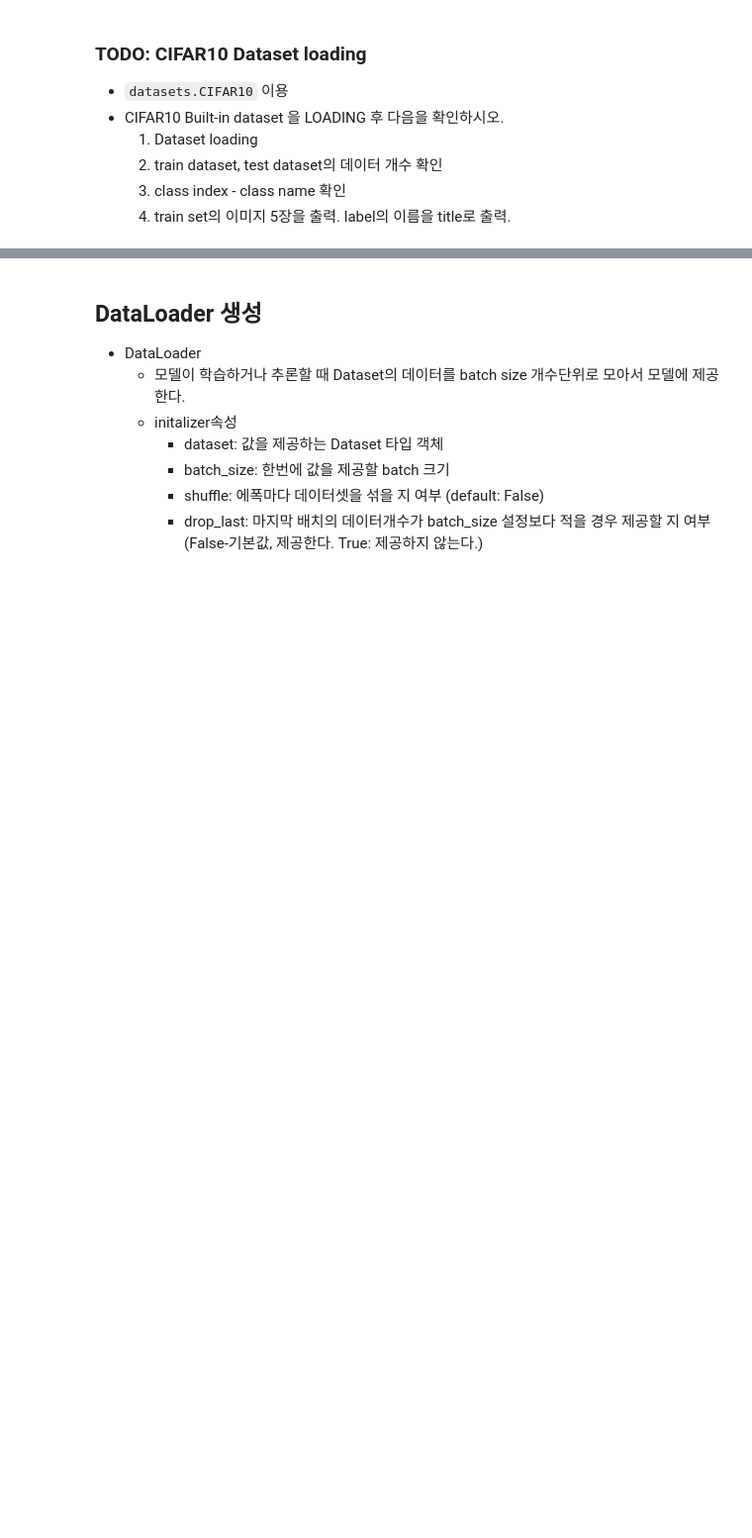
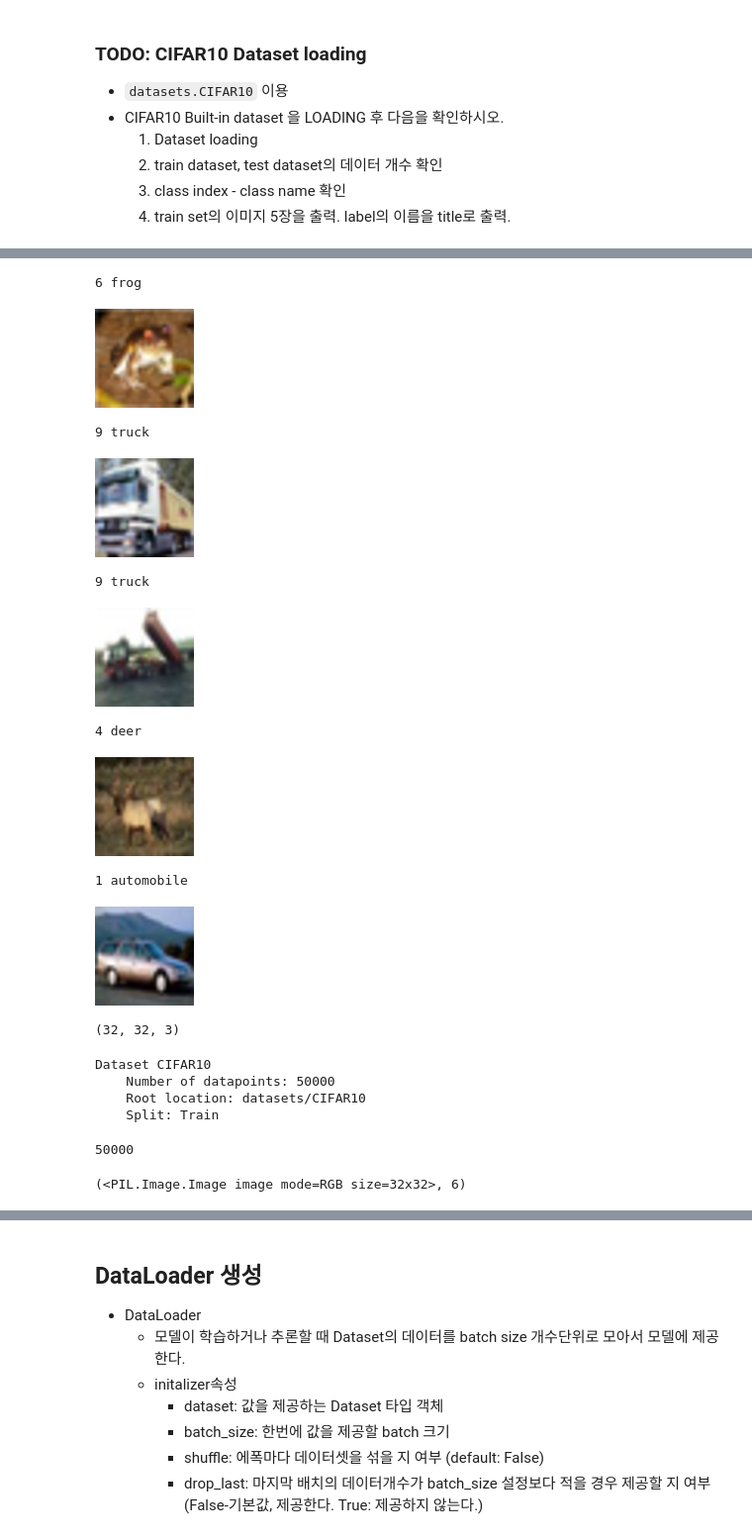
Before and after one commit to shinbat/skn21, a Jupyter notebook: 07_deeplearning_pytorch/06_Dataset과 DataLoader.ipynb, the cells around one changed output, grey strips where cells are left out. Shown at 99% size. Saved outputs shown, nothing was run; the diff lists cells and outputs as text; code cells hidden in the pictures; blank space fills up the shorter version.

```diff
--- a/07_deeplearning_pytorch/06_Dataset과 DataLoader.ipynb
+++ b/07_deeplearning_pytorch/06_Dataset과 DataLoader.ipynb
@@ -126,0 +234,21 @@ mnist_trainset3
+# %%
+from IPython.display import display
+for i in range(5):
+    print(c_trainset[i][1], c_trainset.classes[c_trainset[i][1]])
+    display(c_trainset[i][0].resize((100, 100)))
+# %% [output]
+6 frog
+[figure, added]
+9 truck
+[figure, added]
+9 truck
+[figure, added]
+4 deer
+[figure, added]
+1 automobile
+[figure, added]
+# %%
+import numpy as np
+np.array(c_trainset[0][0]).shape
+# %% [output]
+(32, 32, 3)
@@ -126,0 +274,16 @@ mnist_trainset3
+# %%
+cifar10_trainset
+# %% [output]
+Dataset CIFAR10
+    Number of datapoints: 50000
+    Root location: datasets/CIFAR10
+    Split: Train
+# %%
+# Dataset의 총 데이터개수를 조회 - len()
+len(cifar10_trainset)
+# %% [output]
+50000
+# %%
+cifar10_trainset[0]
+# %% [output]
+(<PIL.Image.Image image mode=RGB size=32x32>, 6)
```
Also changed, not shown: parts of 66 cells of this notebook, 3 other files.
